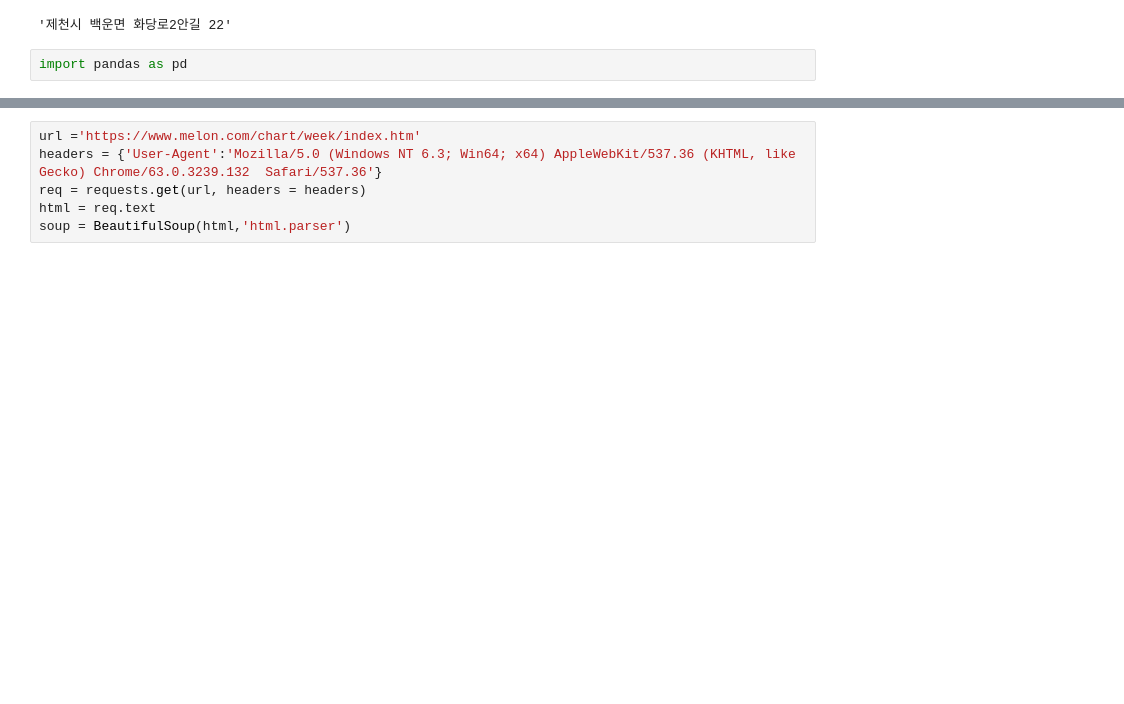
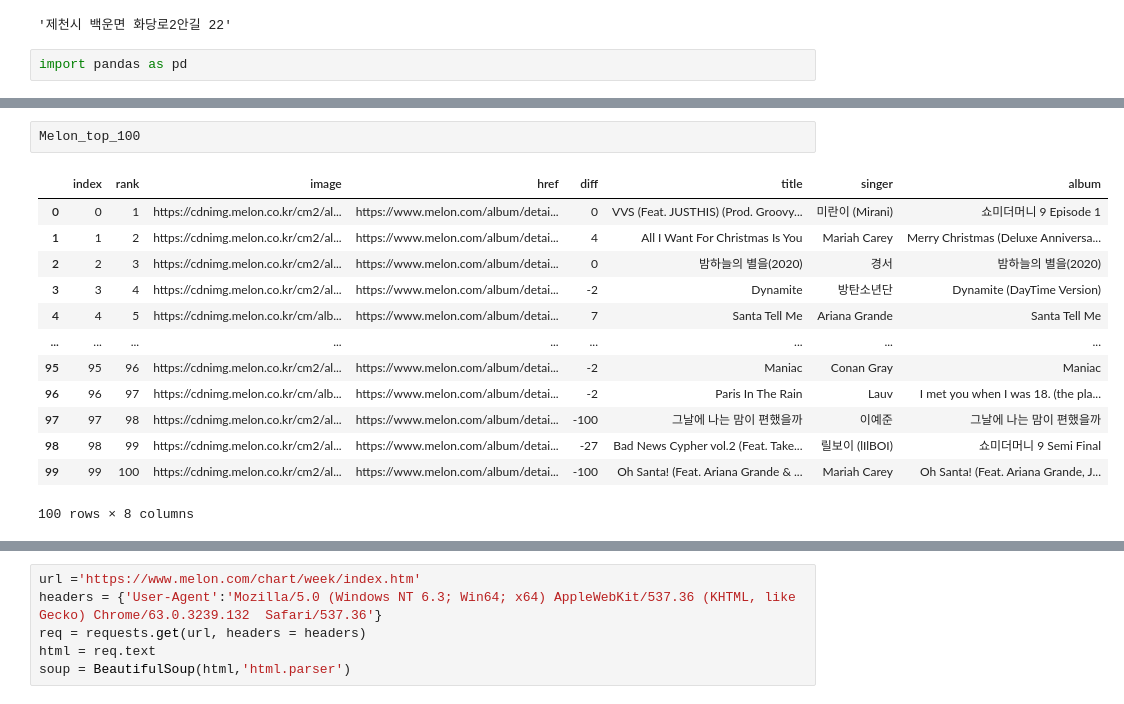
Before and after one commit to Wootae94/Flask-Web, a Jupyter notebook: 03.DataAnalysisModule/tmp2.ipynb, the cells around one changed output, grey strips where cells are left out. Saved outputs shown, nothing was run; the diff lists cells and outputs as text; blank space fills up the shorter version.

```diff
--- a/03.DataAnalysisModule/tmp2.ipynb
+++ b/03.DataAnalysisModule/tmp2.ipynb
@@ -338,3 +341,19 @@ Melon_top_100 = pd.DataFrame({
                      'singer' : singers,
                      'album' : albums
                      })
+# %%
+Melon_top_100
+# %% [output]
+|  | index | rank | image | href | diff | title | singer | album |
+| 0 | 0 | 1 | https://cdnimg.melon.co.kr/cm2/al... | https://www.melon.com/album/detai... | 0 | VVS (Feat. JUSTHIS) (Prod. Groovy... | 미란이 (Mirani) | 쇼미더머니 9 Episode 1 |
+| 1 | 1 | 2 | https://cdnimg.melon.co.kr/cm2/al... | https://www.melon.com/album/detai... | 4 | All I Want For Christmas Is You | Mariah Carey | Merry Christmas (Deluxe Anniversa... |
+| 2 | 2 | 3 | https://cdnimg.melon.co.kr/cm2/al... | https://www.melon.com/album/detai... | 0 | 밤하늘의 별을(2020) | 경서 | 밤하늘의 별을(2020) |
+| 3 | 3 | 4 | https://cdnimg.melon.co.kr/cm2/al... | https://www.melon.com/album/detai... | -2 | Dynamite | 방탄소년단 | Dynamite (DayTime Version) |
+| 4 | 4 | 5 | https://cdnimg.melon.co.kr/cm/alb... | https://www.melon.com/album/detai... | 7 | Santa Tell Me | Ariana Grande | Santa Tell Me |
+| ... | ... | ... | ... | ... | ... | ... | ... | ... |
+| 95 | 95 | 96 | https://cdnimg.melon.co.kr/cm2/al... | https://www.melon.com/album/detai... | -2 | Maniac | Conan Gray | Maniac |
+| 96 | 96 | 97 | https://cdnimg.melon.co.kr/cm/alb... | https://www.melon.com/album/detai... | -2 | Paris In The Rain | Lauv | I met you when I was 18. (the pla... |
+| 97 | 97 | 98 | https://cdnimg.melon.co.kr/cm2/al... | https://www.melon.com/album/detai... | -100 | 그날에 나는 맘이 편했을까 | 이예준 | 그날에 나는 맘이 편했을까 |
+| 98 | 98 | 99 | https://cdnimg.melon.co.kr/cm2/al... | https://www.melon.com/album/detai... | -27 | Bad News Cypher vol.2 (Feat. Take... | 릴보이 (lIlBOI) | 쇼미더머니 9 Semi Final |
+| 99 | 99 | 100 | https://cdnimg.melon.co.kr/cm2/al... | https://www.melon.com/album/detai... | -100 | Oh Santa! (Feat. Ariana Grande & ... | Mariah Carey | Oh Santa! (Feat. Ariana Grande, J... |
+100 rows × 8 columns
```
Also changed, not shown: parts of 14 cells of this notebook, 12 other files.
